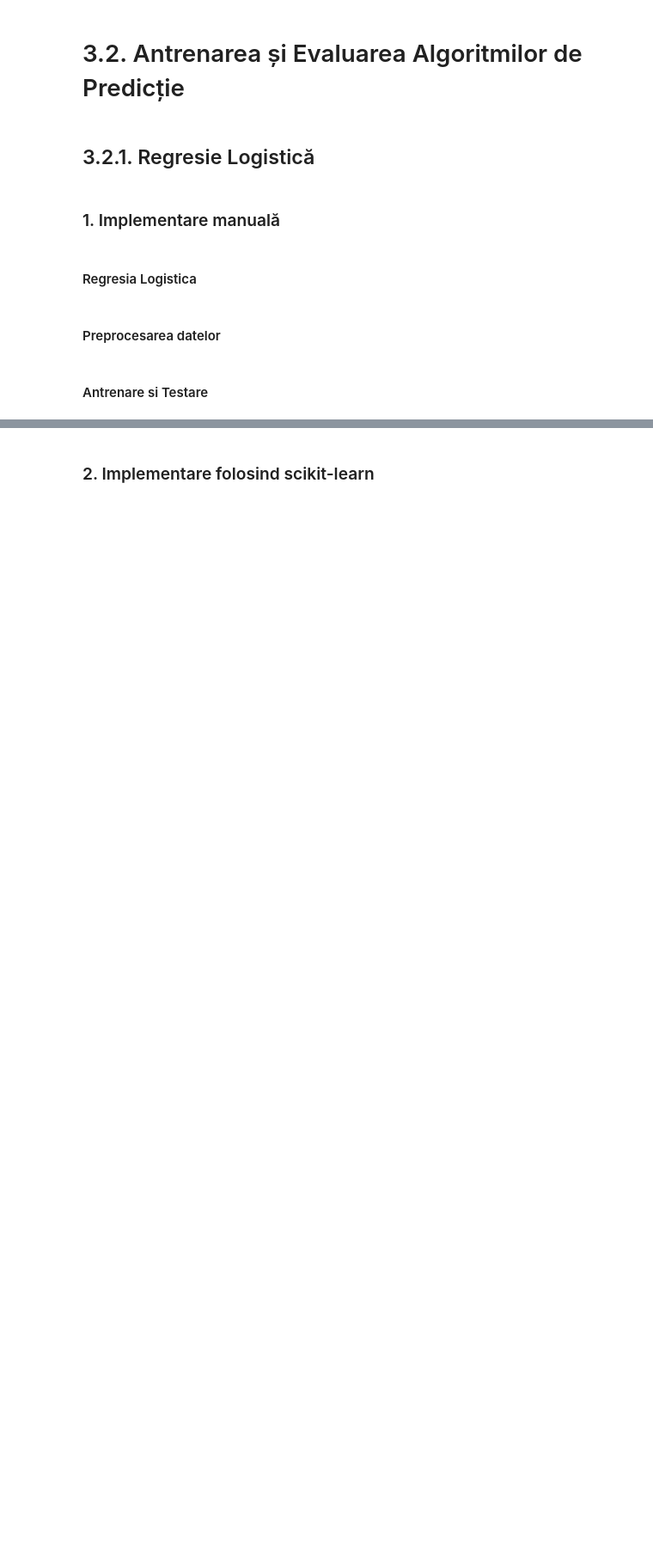
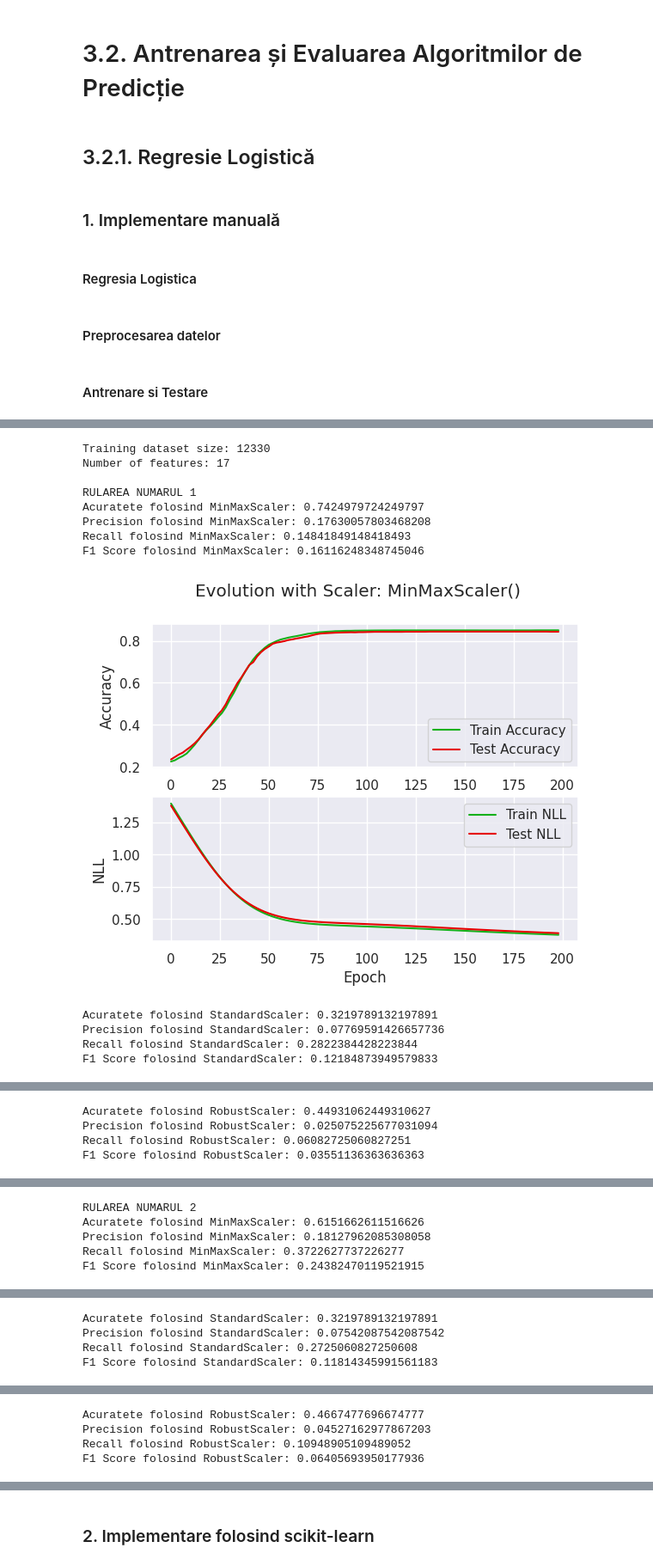
Before and after one commit to StefanFotin23/ML-Prediction-Model, a Jupyter notebook: Tema2-IA.ipynb, the cells around one changed output, grey strips where cells are left out. Shown at 86% size. Saved outputs shown, nothing was run; the diff lists cells and outputs as text; code cells hidden in the pictures; blank space fills up the shorter version.

Commit message:
Logistic Regression

```diff
--- a/Tema2-IA.ipynb
+++ b/Tema2-IA.ipynb
@@ -192,7 +192,7 @@ plt.show()
 # %%
 clipped_value = 500
 
-def split_dataset(X, T, train=.8, shuffle=True):
+def split_dataset(X, T, train=.8):
     N = X.shape[0]
     N_train = int(round(N * train))
     N_test = N - N_train
@@ -323,0 +328,10 @@ def plot_evolution(train_acc, test_acc, train_nll, test_nll, scaler, step_percen
+# %%
+# Function to print metrics for a specific measure (e.g., accuracy, precision, recall, f1_score)
+def print_metrics(metric_name, results_dict, num_iterations):
+    for scaler_name, metric_list in results_dict.items():
+        mean_metric = np.mean(metric_list)
+        variance_metric = np.var(metric_list)
+
+        print(f"\nMetrics for {metric_name} with {scaler_name} after {num_iterations} runs:")
+        print(f"Mean {metric_name}: {mean_metric}")
+        print(f"Variance {metric_name}: {variance_metric}")
@@ -364,0 +391,49 @@ Acuratete folosind RobustScaler: 0.6597729115977291
+# %%
+# Plot X axis step
+STEP_PERCENT=1.25
+# Number of times to run the function
+num_iterations = 10
+
+# Print information about the training dataset
+(N, D) = X.shape
+print(f"Training dataset size: {N}")
+print(f"Number of features: {D}")
+
+# Create dictionaries to store metric values
+precision_results = {}
+recall_results = {}
+f1_score_results = {}
+accuracy_results = {}
+
+for iteration in range(num_iterations):
+    # Amestecarea (randomizarea) rândurilor
+    df = df.sample(frac=1).reset_index(drop=True)
+    X, y = preprocess_data(df.copy())
+
+    print(f"\nRULAREA NUMARUL {iteration + 1}")
+    # Apelul funcției cu datele specifice
+    logistic_regression_manual(X,y,lr=LR,learning_increase_percent=LEARNING_INCREASE_PERCENT,epochs_no=EPOCHS_NO,step_percent=STEP_PERCENT)
+
+print("\nFINAL STATISTICS")
+# Print accuracy metrics
+print_metrics("Accuracy", accuracy_results, num_iterations)
+# Print precision metrics
+print_metrics("Precision", precision_results, num_iterations)
+# Print recall metrics
+print_metrics("Recall", recall_results, num_iterations)
+# Print F1 score metrics
+print_metrics("F1 Score", f1_score_results, num_iterations)
+# %% [output]
+Training dataset size: 12330
+Number of features: 17
+
+RULAREA NUMARUL 1
+Acuratete folosind MinMaxScaler: 0.7424979724249797
+Precision folosind MinMaxScaler: 0.17630057803468208
+Recall folosind MinMaxScaler: 0.14841849148418493
+F1 Score folosind MinMaxScaler: 0.16116248348745046
+[figure, added]
+Acuratete folosind StandardScaler: 0.3219789132197891
+Precision folosind StandardScaler: 0.07769591426657736
+Recall folosind StandardScaler: 0.2822384428223844
+F1 Score folosind StandardScaler: 0.12184873949579833
@@ -364,0 +441,4 @@ Acuratete folosind RobustScaler: 0.6597729115977291
+Acuratete folosind RobustScaler: 0.44931062449310627
+Precision folosind RobustScaler: 0.025075225677031094
+Recall folosind RobustScaler: 0.06082725060827251
+F1 Score folosind RobustScaler: 0.03551136363636363
@@ -364,0 +446,5 @@ Acuratete folosind RobustScaler: 0.6597729115977291
+RULAREA NUMARUL 2
+Acuratete folosind MinMaxScaler: 0.6151662611516626
+Precision folosind MinMaxScaler: 0.18127962085308058
+Recall folosind MinMaxScaler: 0.3722627737226277
+F1 Score folosind MinMaxScaler: 0.24382470119521915
@@ -364,0 +452,4 @@ Acuratete folosind RobustScaler: 0.6597729115977291
+Acuratete folosind StandardScaler: 0.3219789132197891
+Precision folosind StandardScaler: 0.07542087542087542
+Recall folosind StandardScaler: 0.2725060827250608
+F1 Score folosind StandardScaler: 0.11814345991561183
@@ -364,0 +457,4 @@ Acuratete folosind RobustScaler: 0.6597729115977291
+Acuratete folosind RobustScaler: 0.4667477696674777
+Precision folosind RobustScaler: 0.04527162977867203
+Recall folosind RobustScaler: 0.10948905109489052
+F1 Score folosind RobustScaler: 0.06405693950177936
```
Also changed, not shown: parts of 11 cells of this notebook.
